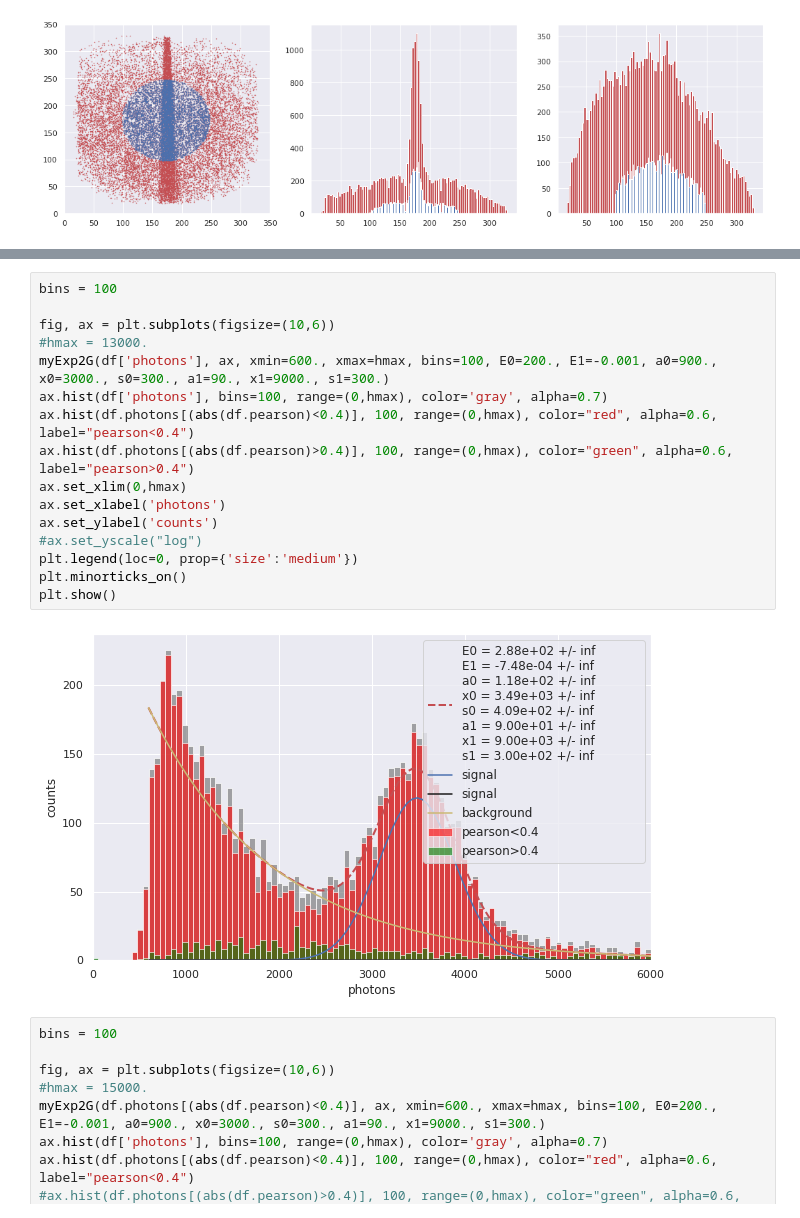
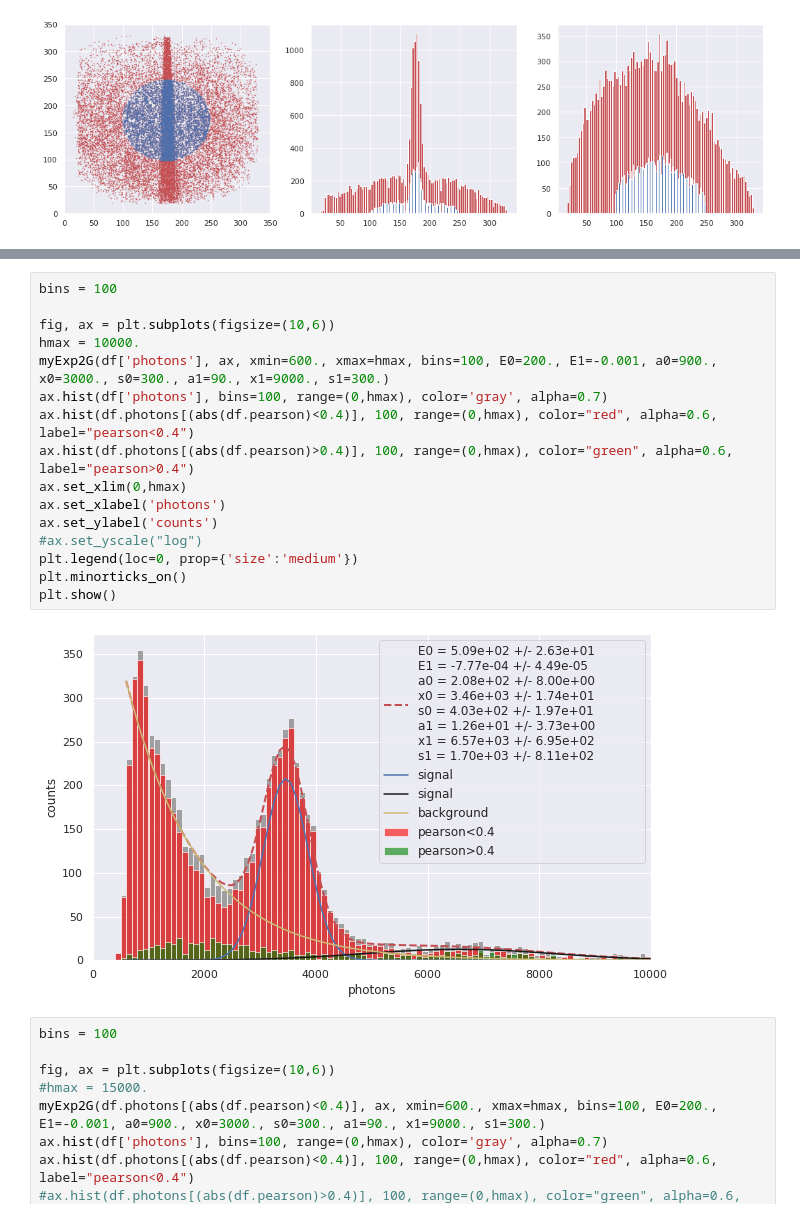
Before and after one commit to gmazzitelli/cygno_cloud, a Jupyter notebook: AnalisiCluster.ipynb, the cells around one changed output, grey strips where cells are left out. Saved outputs shown, nothing was run; the diff lists cells and outputs as text.

```diff
--- a/AnalisiCluster.ipynb
+++ b/AnalisiCluster.ipynb
@@ -254,21 +252,21 @@ plt.show()
 # %%
 bins = 100
 
 fig, ax = plt.subplots(figsize=(10,6))
-#hmax = 13000.
+hmax = 10000.
 myExp2G(df['photons'], ax, xmin=600., xmax=hmax, bins=100, E0=200., E1=-0.001, a0=900., x0=3000., s0=300., a1=90., x1=9000., s1=300.)
 ax.hist(df['photons'], bins=100, range=(0,hmax), color='gray', alpha=0.7)
 ax.hist(df.photons[(abs(df.pearson)<0.4)], 100, range=(0,hmax), color="red", alpha=0.6, label="pearson<0.4")
 ax.hist(df.photons[(abs(df.pearson)>0.4)], 100, range=(0,hmax), color="green", alpha=0.6, label="pearson>0.4")
 ax.set_xlim(0,hmax)
 ax.set_xlabel('photons')
 ax.set_ylabel('counts')
 #ax.set_yscale("log")
 plt.legend(loc=0, prop={'size':'medium'})
 plt.minorticks_on()
 plt.show()
 # %% [output]
-[figure, old version]
+[figure, new version]
 # %%
 bins = 100
 
```
Also changed, not shown: parts of 20 cells of this notebook.
